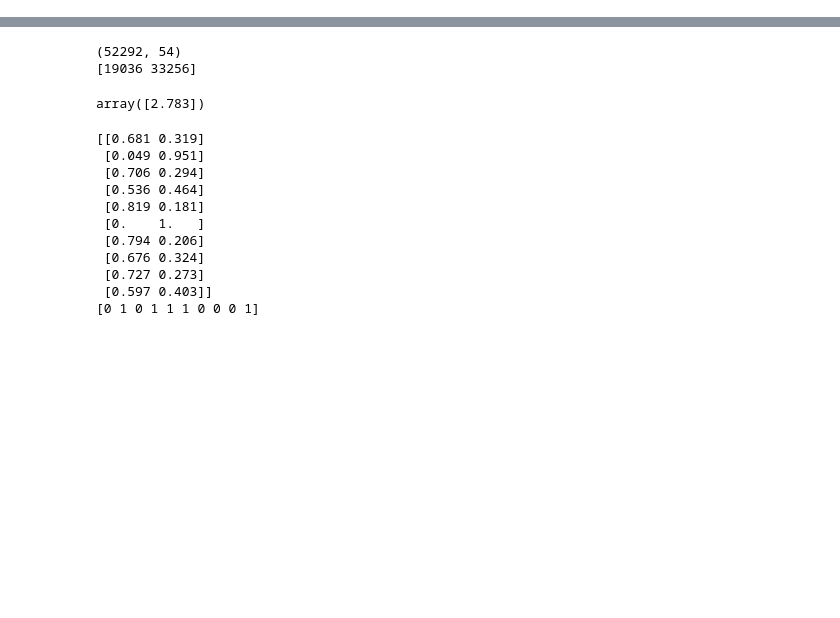
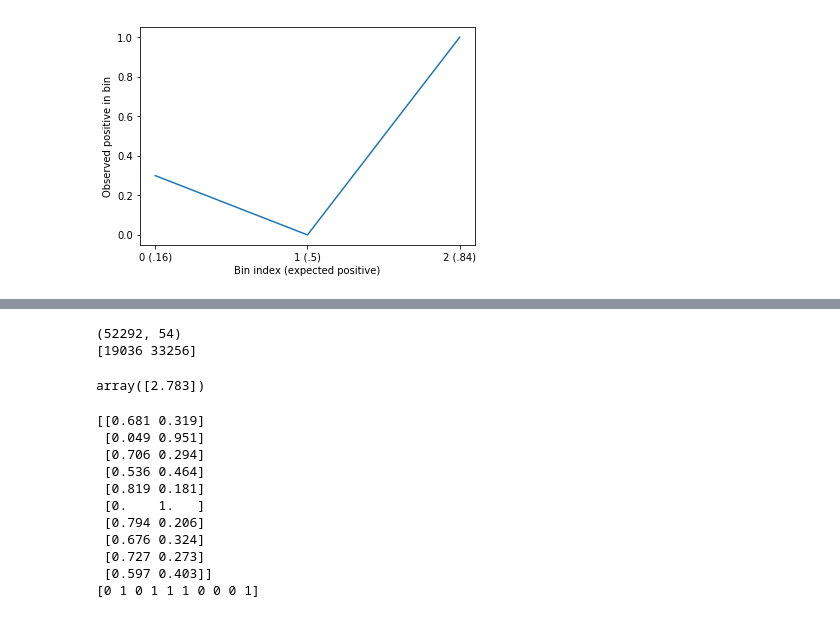
Before and after one commit to amueller/COMS4995-s19, a Jupyter notebook: slides/aml-09-gradient-boosting-calibration/aml-11-calibration.ipynb, the cells around one changed output, grey strips where cells are left out. Drawn from its saved outputs; the diff is of its cells as text; code cells hidden in the pictures; blank space fills up the shorter version.

Commit message:
add axes labels to toy calibration curve

```diff
--- a/slides/aml-09-gradient-boosting-calibration/aml-11-calibration.ipynb
+++ b/slides/aml-09-gradient-boosting-calibration/aml-11-calibration.ipynb
@@ -9,6 +9,15 @@ import pandas as pd
 from sklearn.model_selection import train_test_split
 from sklearn.pipeline import make_pipeline
 from sklearn.preprocessing import scale, StandardScaler
+# %%
+# toy plot
+plt.plot([.3, 0, 1])
+plt.xticks((0, 1, 2), ("0 (.16)", "1 (.5)", "2 (.84)"))
+plt.xlabel("Bin index (expected positive)")
+plt.ylabel("Observed positive in bin")
+plt.savefig("images/calib_curve.png")
+# %% [output]
+[figure, added]
 # %%
 from sklearn.datasets import fetch_covtype
 from sklearn.utils import check_array
```
Also changed, not shown: parts of 6 cells of this notebook, 2 other files.
